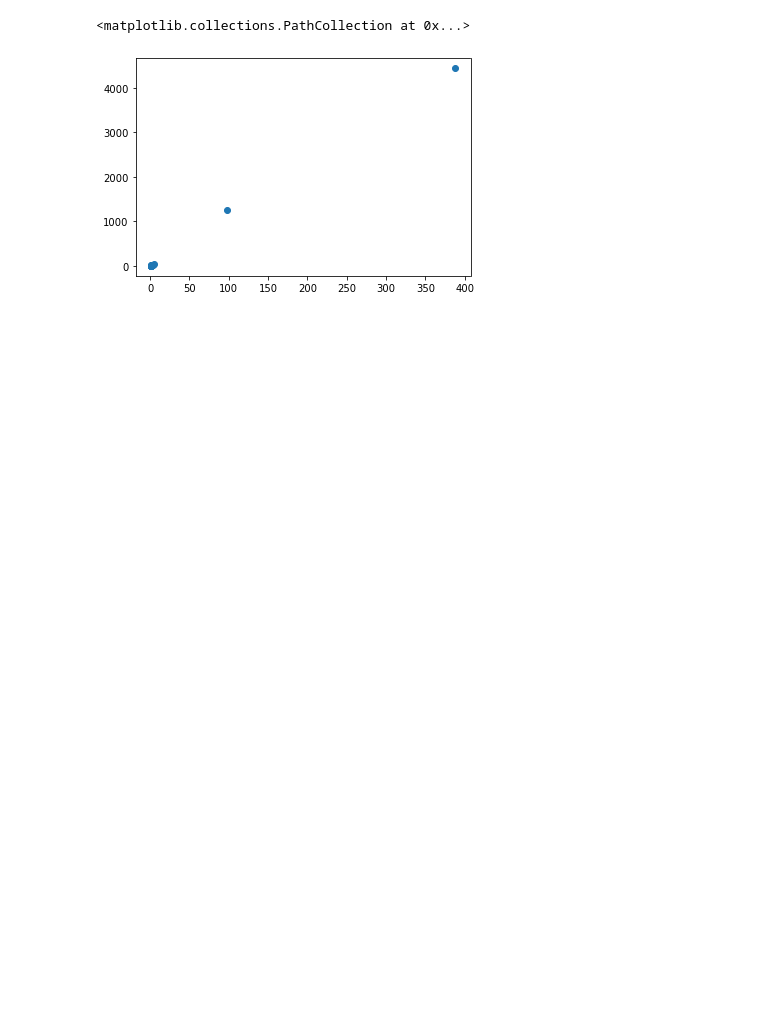
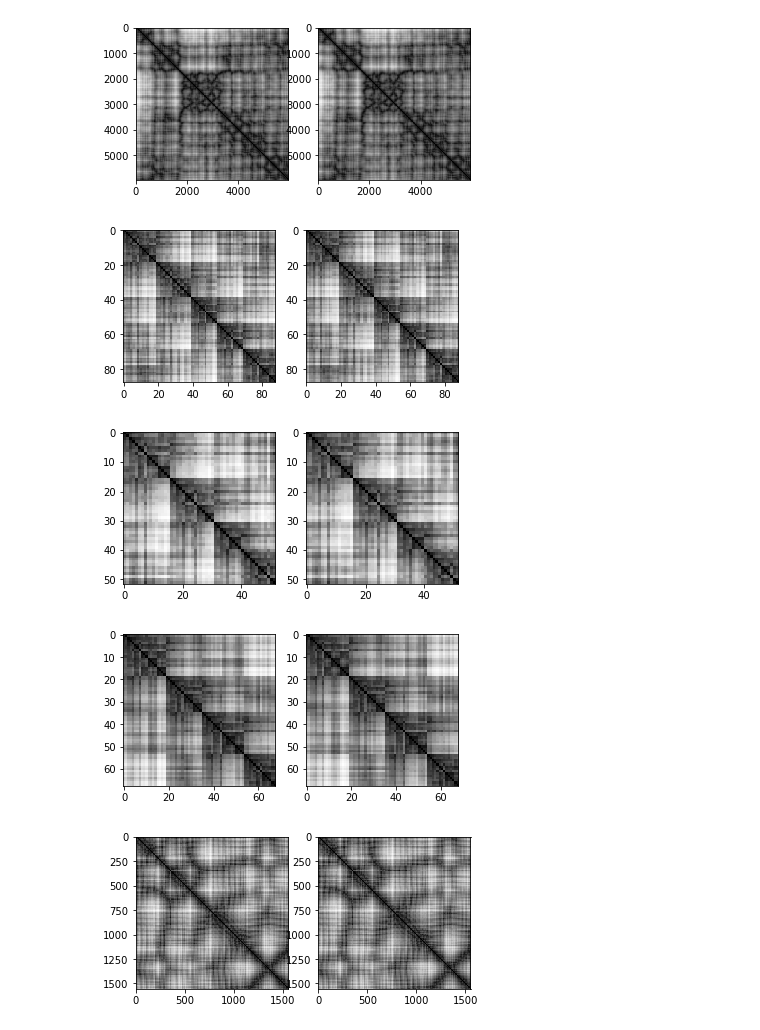
Before and after one commit to aasavari-kakne/cme291, a Jupyter notebook: code/technique_1.ipynb, the cells around one changed output. Drawn from its saved outputs; the diff is of its cells as text; code cells hidden in the pictures; blank space fills up the shorter version.

Commit message:
added classes and matrix visualization

```diff
--- a/code/technique_1.ipynb
+++ b/code/technique_1.ipynb
@@ -131,23 +18,0 @@ def get_positions_for_overlap(residues, start, end):
-# %%
-# step 6 : for each overlap, get the positioning all atoms in the overlap for each protein
-y = []
-x = []
-
-for s, e in overlaps:
-    # m amino acid
-    x.append(e - s + 1)
-
-    p1 = get_position_for_overlap(residues1, map1[s], map1[e]) # n x 3
-    p2 = get_position_for_overlap(residues2, map2[s], map2[e]) # n x 3
-
-    D1 = get_dist_mat(p1) # D1[i, j] = || p1[i] - p1[j] ||
-    D2 = get_dist_mat(p2)
-    n = p1.shape[0]
-
-    y.append(np.linalg.norm(D1 - D2))
-# %%
-import matplotlib.pyplot as plt
-plt.scatter(x, y)
-# %% [output]
-<matplotlib.collections.PathCollection at 0x...>
-[figure, removed]
@@ -172,0 +19,34 @@ plt.scatter(x, y)
+# %%
+df = pd.DataFrame(columns = ['gene', 'protein1', 'protein2', 'percent_alignment', 'distance'])
+
+for gene_path in glob(root + '*/'):
+    for protein1_path, protein2_path in combinations(glob(gene_path + '*/'), 2):
+
+        model = Base_model(protein1_path, protein2_path)
+        matrices, distance = model.get_distances()
+        # record data in data frame
+        data = {
+                'gene' : get_dir_name(gene_path),
+                'protein1' : get_dir_name(protein1_path),
+                'protein2' : get_dir_name(protein2_path),
+                'percent_alignment' : model.get_alignment_percentage(),
+                'distance' :  distance
+        }
+        df = df.append(data, ignore_index = True)
+        # analyze matrices
+
+        for D1, D2 in matrices:
+            num_atoms = D1.shape[0]
+            if num_atoms >= 50:
+                fig = plt.figure()
+                ax1 = fig.add_subplot(121)
+                ax1.imshow(D1, interpolation='nearest', cmap=cm.Greys_r)
+                ax2 = fig.add_subplot(122)
+                ax2.imshow(D2, interpolation='nearest', cmap=cm.Greys_r)
+                plt.show()
+# %% [output]
+[figure, added]
+[figure, added]
+[figure, added]
+[figure, added]
+[figure, added]
```
Also changed, not shown: parts of 12 cells of this notebook, 6 other files.
